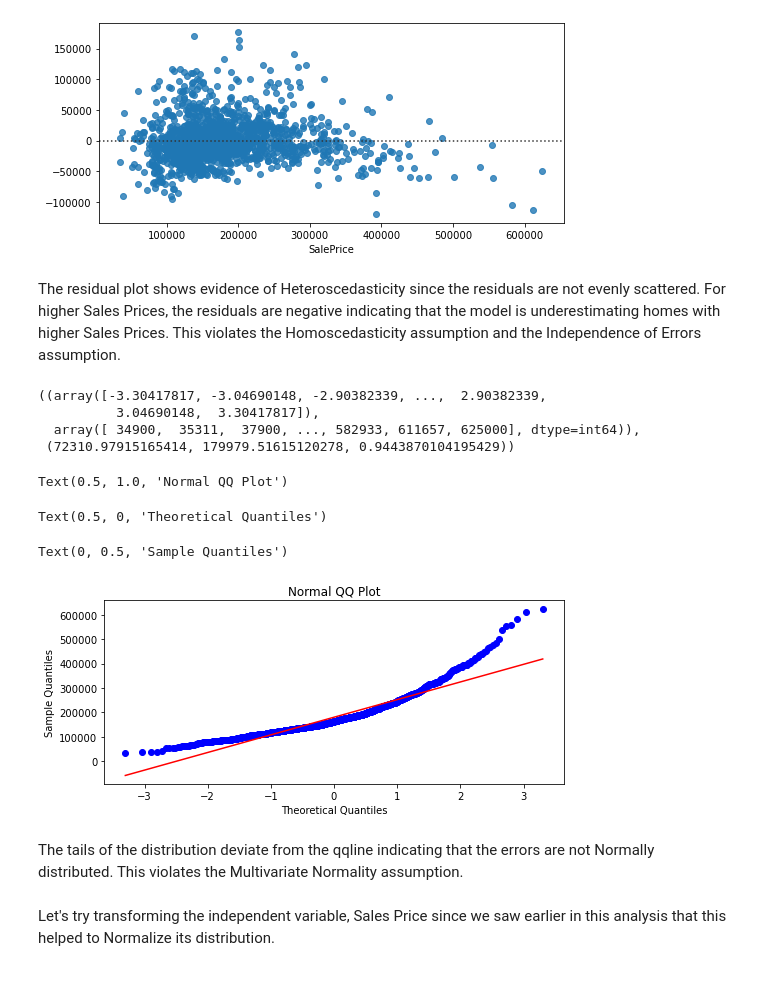
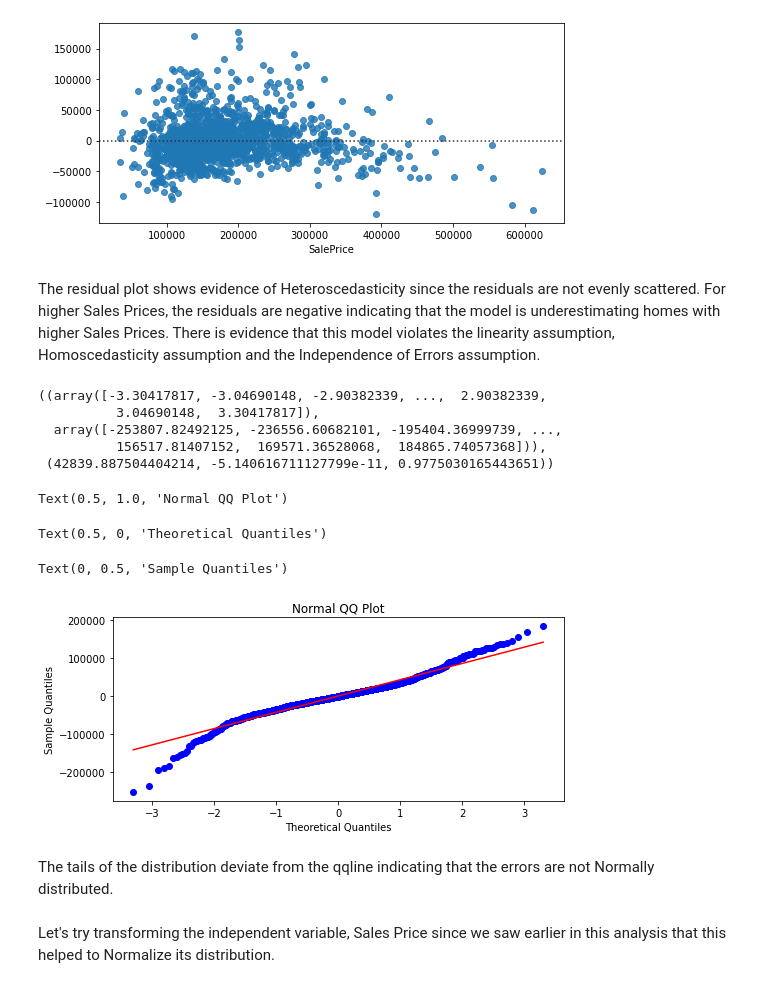
Before and after one commit to Steve-Desilets/MSDS-422-Module-2-Assignment, a Jupyter notebook: Module 2 Assignment - Group 3.ipynb, the cells around one changed output. Drawn from its saved outputs; the diff is of its cells as text; code cells hidden in the pictures.

```diff
--- a/Module 2 Assignment - Group 3.ipynb
+++ b/Module 2 Assignment - Group 3.ipynb
@@ -498,7 +498,7 @@ group1 group2   meandiff   p-adj     lower        upper     reject
 Encode important categorical variables
 # %%
 from sklearn.preprocessing import LabelEncoder
-important_categorical = ['ExterQual', 'BsmtQual', 'FireplaceQu', 'KitchenQual', 'CentralAir','Street']
+important_categorical = ['ExterQual', 'BsmtQual', 'FireplaceQu', 'KitchenQual']
 
 # process columns, apply LabelEncoder to categorical features
 for i in important_categorical:
@@ -639,26 +636,27 @@ sns.residplot(x=y, y=y_pred)
 <AxesSubplot:xlabel='SalePrice'>
 [figure]
 # %% [markdown]
-The residual plot shows evidence of Heteroscedasticity since the residuals are not evenly scattered. For higher Sales Prices, the residuals are negative indicating that the model is underestimating homes with higher Sales Prices. This violates the Homoscedasticity assumption and the Independence of Errors assumption.
+The residual plot shows evidence of Heteroscedasticity since the residuals are not evenly scattered. For higher Sales Prices, the residuals are negative indicating that the model is underestimating homes with higher Sales Prices. There is evidence that this model violates the linearity assumption, Homoscedasticity assumption and the Independence of Errors assumption.
 # %%
 # qqplot
 import matplotlib.pyplot as plt
-stats.probplot(y, dist="norm", plot=plt)
+stats.probplot(y_pred-y, dist="norm", plot=plt)
 plt.title("Normal QQ Plot")
 plt.xlabel("Theoretical Quantiles")
 plt.ylabel("Sample Quantiles")
 plt.show()
 # %% [output]
 ((array([-3.30417817, -3.04690148, -2.90382339, ...,  2.90382339,
           3.04690148,  3.30417817]),
-  array([ 34900,  35311,  37900, ..., 582933, 611657, 625000], dtype=int64)),
- (72310.97915165414, 179979.51615120278, 0.9443870104195429))
+  array([-253807.82492125, -236556.60682101, -195404.36999739, ...,
+          156517.81407152,  169571.36528068,  184865.74057368])),
+ (42839.887504404214, -5.140616711127799e-11, 0.9775030165443651))
 Text(0.5, 1.0, 'Normal QQ Plot')
 Text(0.5, 0, 'Theoretical Quantiles')
 Text(0, 0.5, 'Sample Quantiles')
-[figure, old version]
+[figure, new version]
 # %% [markdown]
-The tails of the distribution deviate from the qqline indicating that the errors are not Normally distributed. This violates the Multivariate Normality assumption.
+The tails of the distribution deviate from the qqline indicating that the errors are not Normally distributed.
 # %% [markdown]
 Let's try transforming the independent variable, Sales Price since we saw earlier in this analysis that this helped to Normalize its distribution.
 # %%
```
Also changed, not shown: parts of 51 cells of this notebook.
